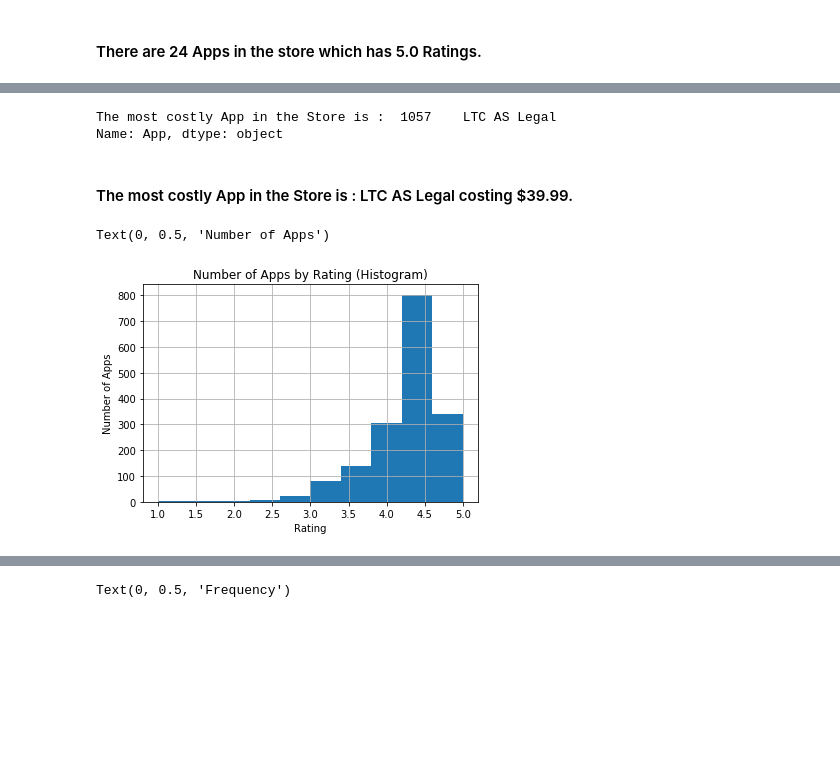
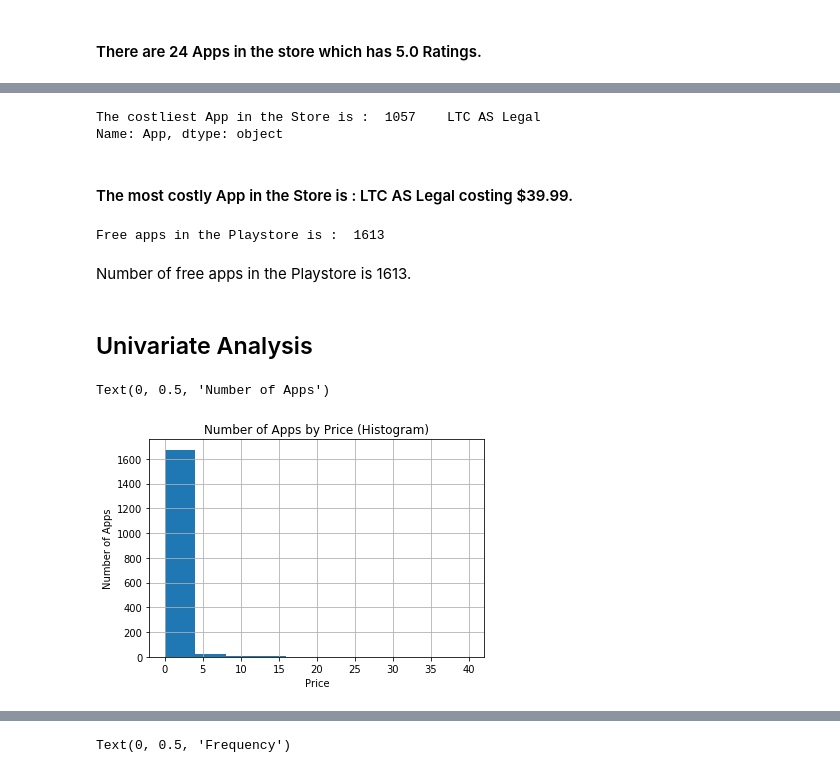
Before and after one commit to hrisav/EDA-Google-Play-Store-Apps, a Jupyter notebook: EDA of Google Play Store Apps.ipynb, the cells around one changed output, grey strips where cells are left out. Cells and saved outputs as stored; diff of their text form; code cells hidden in the pictures; blank space fills up the shorter version.

```diff
--- a/EDA of Google Play Store Apps.ipynb
+++ b/EDA of Google Play Store Apps.ipynb
@@ -332,15 +321,23 @@ Number of Apps with 5 ratings :  24
 # %%
-print("The most costly App in the Store is : ",df.App[df.Price == df.Price.max()])
+print("The costliest App in the Store is : ",df['App'][df['Price']==df['Price'].max()])
 # %% [output]
-The most costly App in the Store is :  1057    LTC AS Legal
+The costliest App in the Store is :  1057    LTC AS Legal
 Name: App, dtype: object
 # %% [markdown]
 #### The most costly App in the Store is : LTC AS Legal costing $39.99.
+# %%
+print("Free apps in the Playstore is : ",df['App'][df['Price']==0].count())
+# %% [output]
+Free apps in the Playstore is :  1613
+# %% [markdown]
+Number of free apps in the Playstore is 1613.
+# %% [markdown]
+## Univariate Analysis
 # %%
-df['Rating'].hist()
-plt.title('Number of Apps by Rating (Histogram)',color = 'black')
-plt.xlabel('Rating')
+df['Price'].hist()
+plt.title('Number of Apps by Price (Histogram)')
+plt.xlabel('Price')
 plt.ylabel('Number of Apps')
 # %% [output]
 Text(0, 0.5, 'Number of Apps')
-[figure, old version]
+[figure, new version]
```
Also changed, not shown: parts of 58 cells of this notebook.
